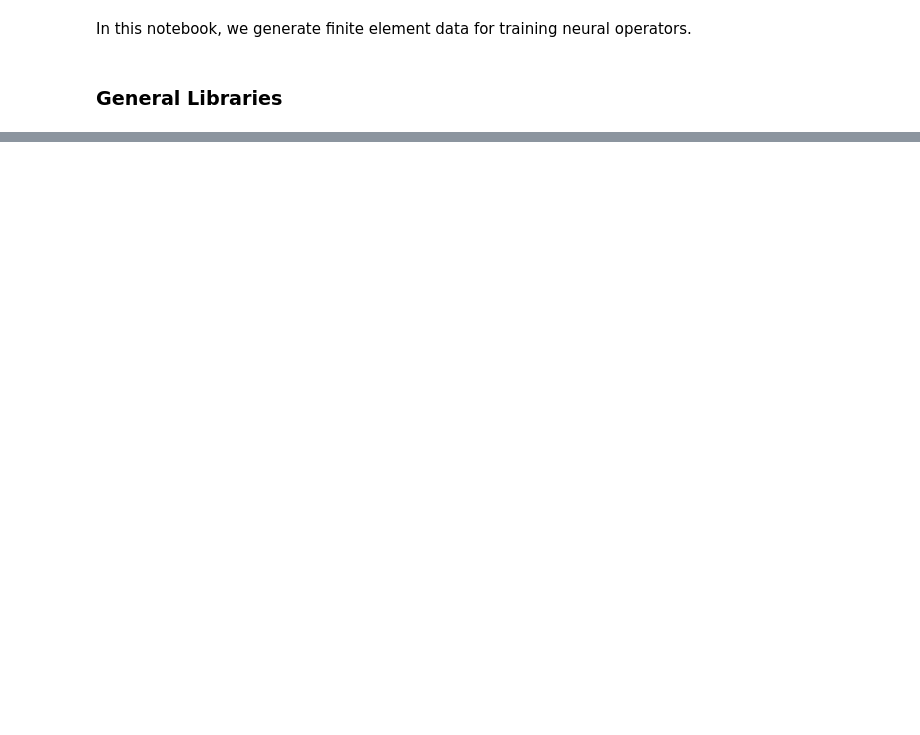
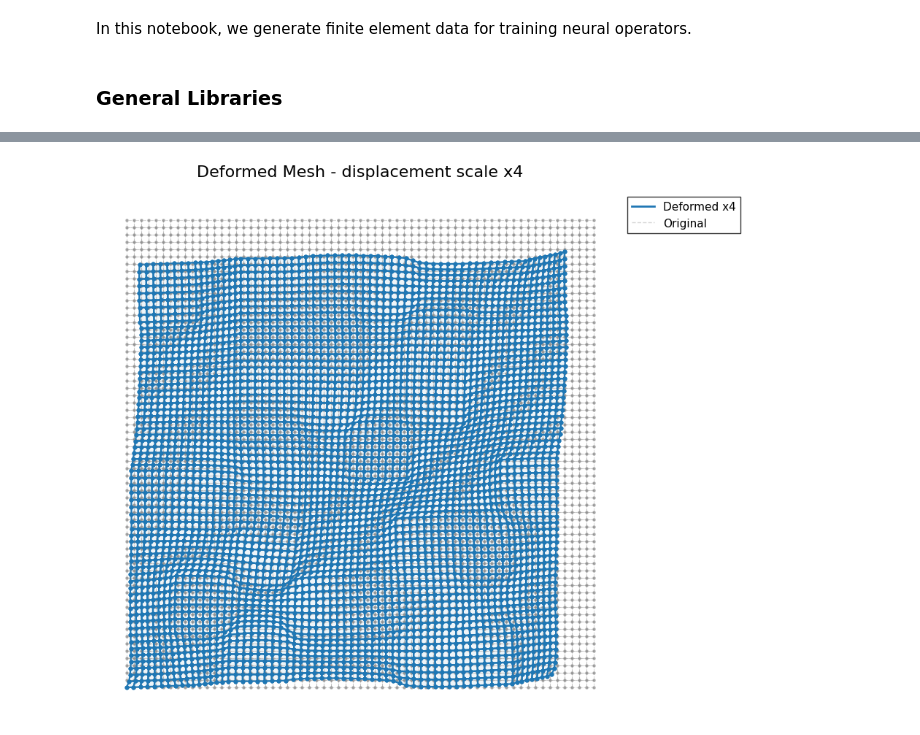
Before and after one commit to bdesia/feinn_project, a Jupyter notebook: notebooks/RVE_data_generation/RVE_data_generation.ipynb, the cells around one changed output, grey strips where cells are left out. Cells and saved outputs as stored; diff of their text form; code cells hidden in the pictures; blank space fills up the shorter version.

```diff
--- a/notebooks/RVE_data_generation/RVE_data_generation.ipynb
+++ b/notebooks/RVE_data_generation/RVE_data_generation.ipynb
@@ -108,7 +87,7 @@ for idx in range(b_ini, b_end + 1):
 
     # Define boundary conditions
     bcs = {
-        'origin_n': [BoundaryCondition(dof=1, value=0.0),
+        'fixed_n': [BoundaryCondition(dof=1, value=0.0),
                     BoundaryCondition(dof=2, value=0.0)],
         }
 
@@ -146,13 +125,15 @@ for idx in range(b_ini, b_end + 1):
     fem_solver = NFEA(mesh = mesh,
                         bcs = bcs,
                         matfld = matfield,
+                        mpcs=mpcs,
                         verbose = False
                         )
-    break
+
     # Solve for each step
-    for step in range(n_steps):
+    for step in range(1, n_steps):
+        print(f"  Step {step}/{n_steps-1} → exx={exx[step]:.4f}, eyy={eyy[step]:.4f}, gxy={gxy[step]:.4f}")
         pbc.update_strains(new_exx=exx[step], new_eyy=eyy[step], new_gxy=gxy[step])
-        mpcs = pbc.get_constraints()
+        fem_solver.update_mpc_b0s()
         fem_solver.run_complete(nsteps=1)
 # %% [output]
 Processing 1/1 → RVE_8x8_f0.40_case01.med
@@ -158,0 +156,4 @@ Processing 1/1 → RVE_8x8_f0.40_case01.med
+# %%
+fem_solver.plot_deformed_mesh(scale=4)
+# %% [output]
+[figure, added]
```
Also changed, not shown: parts of 2 cells of this notebook, 2 other files.
